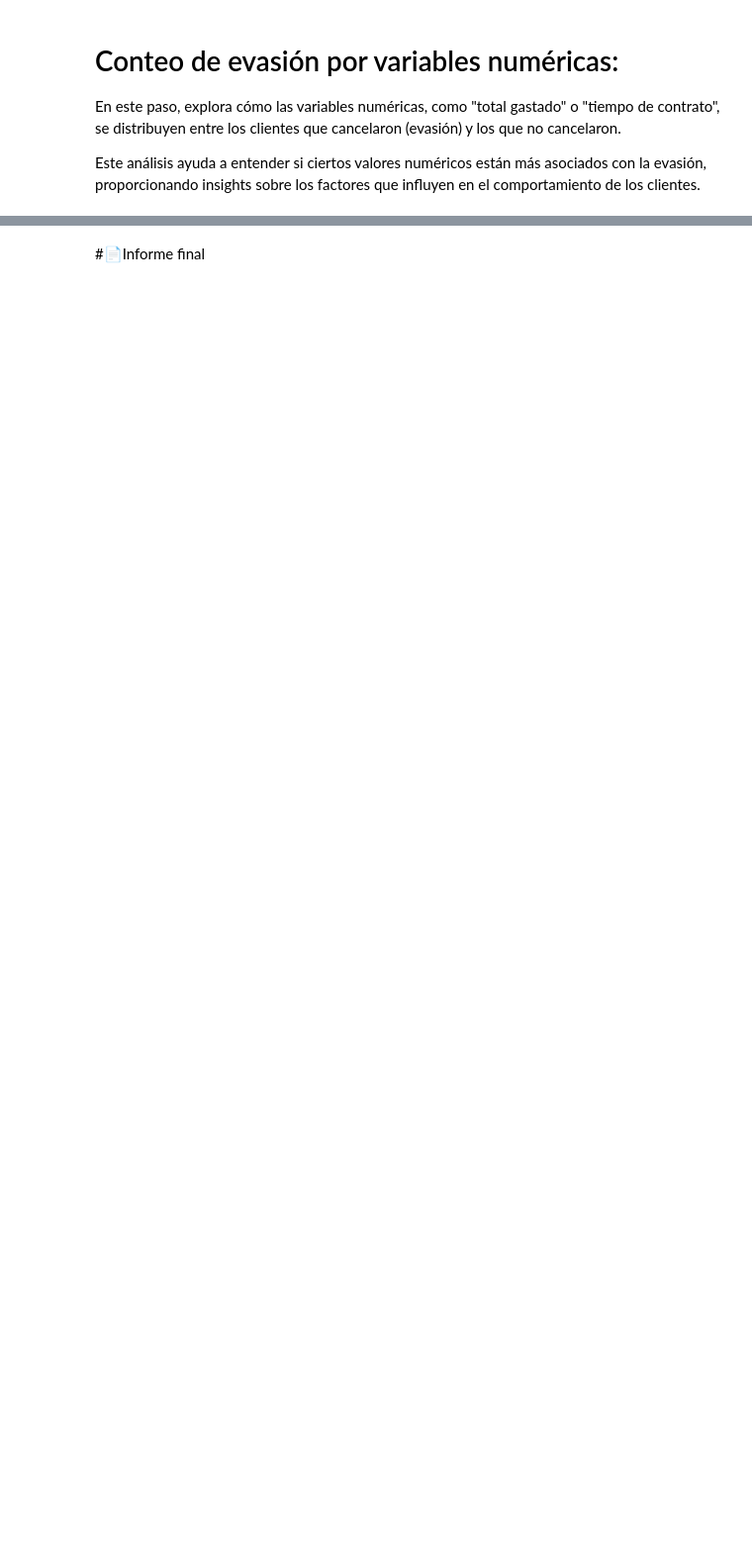
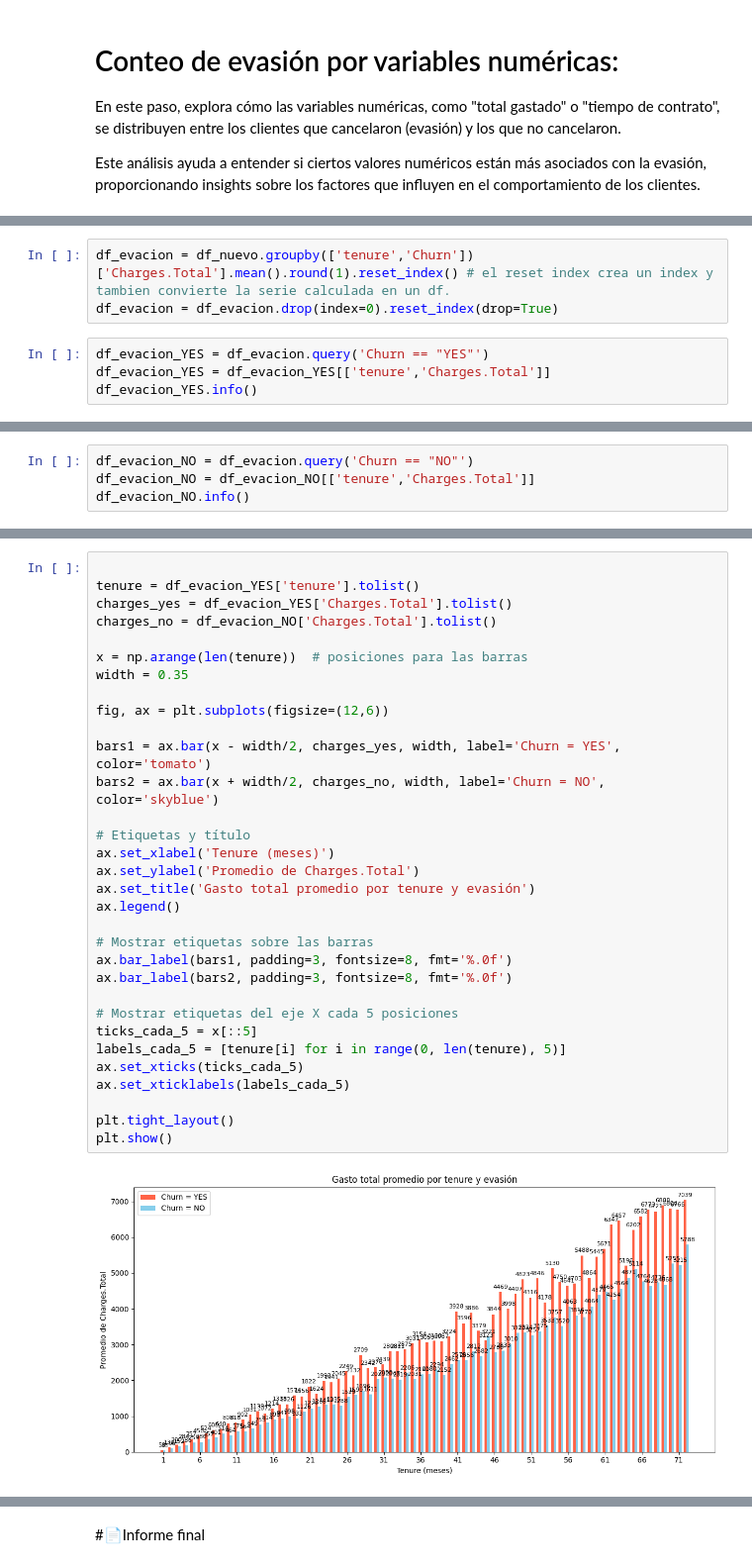
Before and after one commit to Marlucben/Challenge_2_Alura_Telecom_X, a Jupyter notebook: TelecomX_LATAM.ipynb, the cells around one changed output, grey strips where cells are left out. Shown at 99% size. Saved outputs shown, nothing was run; the diff lists cells and outputs as text; blank space fills up the shorter version.

```diff
--- a/TelecomX_LATAM.ipynb
+++ b/TelecomX_LATAM.ipynb
@@ -272,0 +256,7 @@ plt.show()
+# %%
+df_evacion = df_nuevo.groupby(['tenure','Churn'])['Charges.Total'].mean().round(1).reset_index() # el reset index crea un index y tambien convierte la serie calculada en un df.
+df_evacion = df_evacion.drop(index=0).reset_index(drop=True)
+# %%
+df_evacion_YES = df_evacion.query('Churn == "YES"')
+df_evacion_YES = df_evacion_YES[['tenure','Charges.Total']]
+df_evacion_YES.info()
@@ -272,0 +273,4 @@ plt.show()
+# %%
+df_evacion_NO = df_evacion.query('Churn == "NO"')
+df_evacion_NO = df_evacion_NO[['tenure','Charges.Total']]
+df_evacion_NO.info()
@@ -272,0 +287,34 @@ plt.show()
+# %%
+
+tenure = df_evacion_YES['tenure'].tolist()
+charges_yes = df_evacion_YES['Charges.Total'].tolist()
+charges_no = df_evacion_NO['Charges.Total'].tolist()
+
+x = np.arange(len(tenure))  # posiciones para las barras
+width = 0.35
+
+fig, ax = plt.subplots(figsize=(12,6))
+
+bars1 = ax.bar(x - width/2, charges_yes, width, label='Churn = YES', color='tomato')
+bars2 = ax.bar(x + width/2, charges_no, width, label='Churn = NO', color='skyblue')
+
+# Etiquetas y título
+ax.set_xlabel('Tenure (meses)')
+ax.set_ylabel('Promedio de Charges.Total')
+ax.set_title('Gasto total promedio por tenure y evasión')
+ax.legend()
+
+# Mostrar etiquetas sobre las barras
+ax.bar_label(bars1, padding=3, fontsize=8, fmt='%.0f')
+ax.bar_label(bars2, padding=3, fontsize=8, fmt='%.0f')
+
+# Mostrar etiquetas del eje X cada 5 posiciones
+ticks_cada_5 = x[::5]
+labels_cada_5 = [tenure[i] for i in range(0, len(tenure), 5)]
+ax.set_xticks(ticks_cada_5)
+ax.set_xticklabels(labels_cada_5)
+
+plt.tight_layout()
+plt.show()
+# %% [output]
+[figure, added]
```
Also changed, not shown: parts of 6 cells of this notebook.
